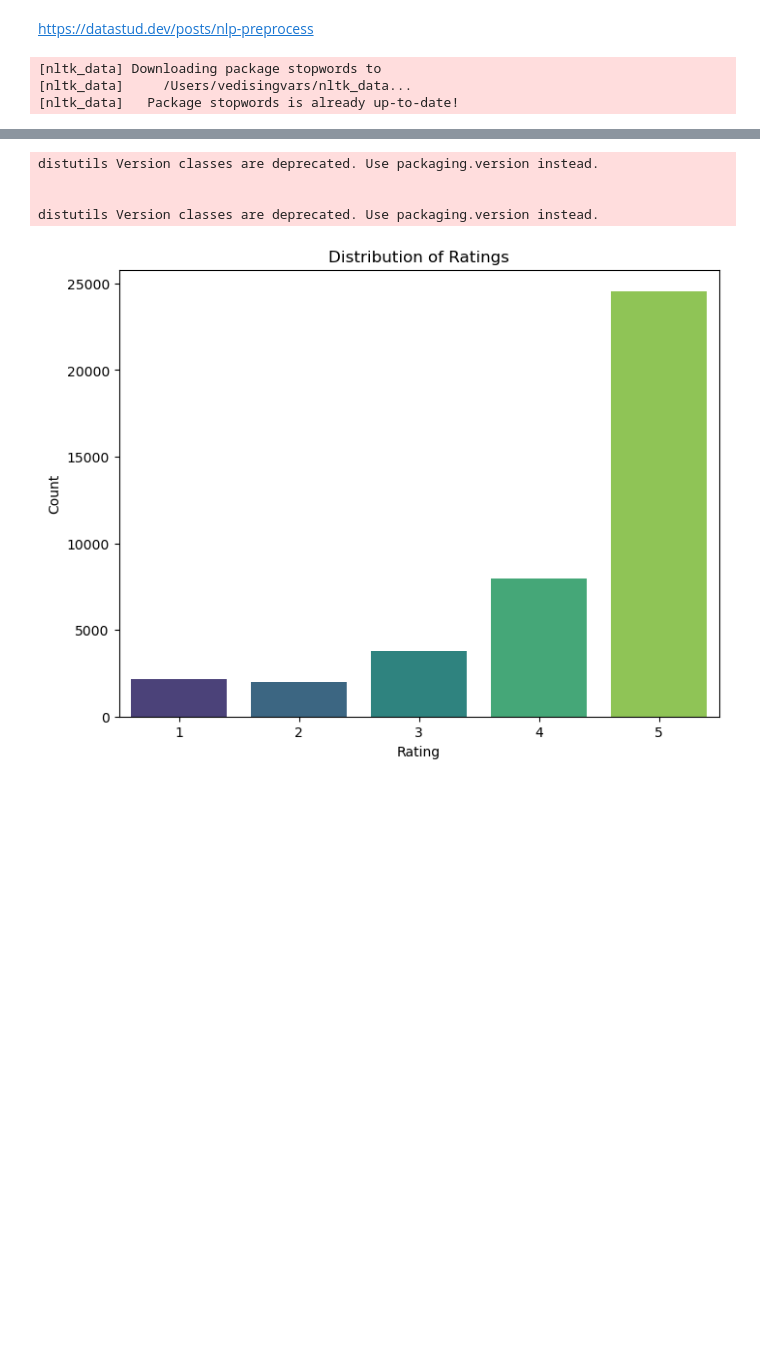
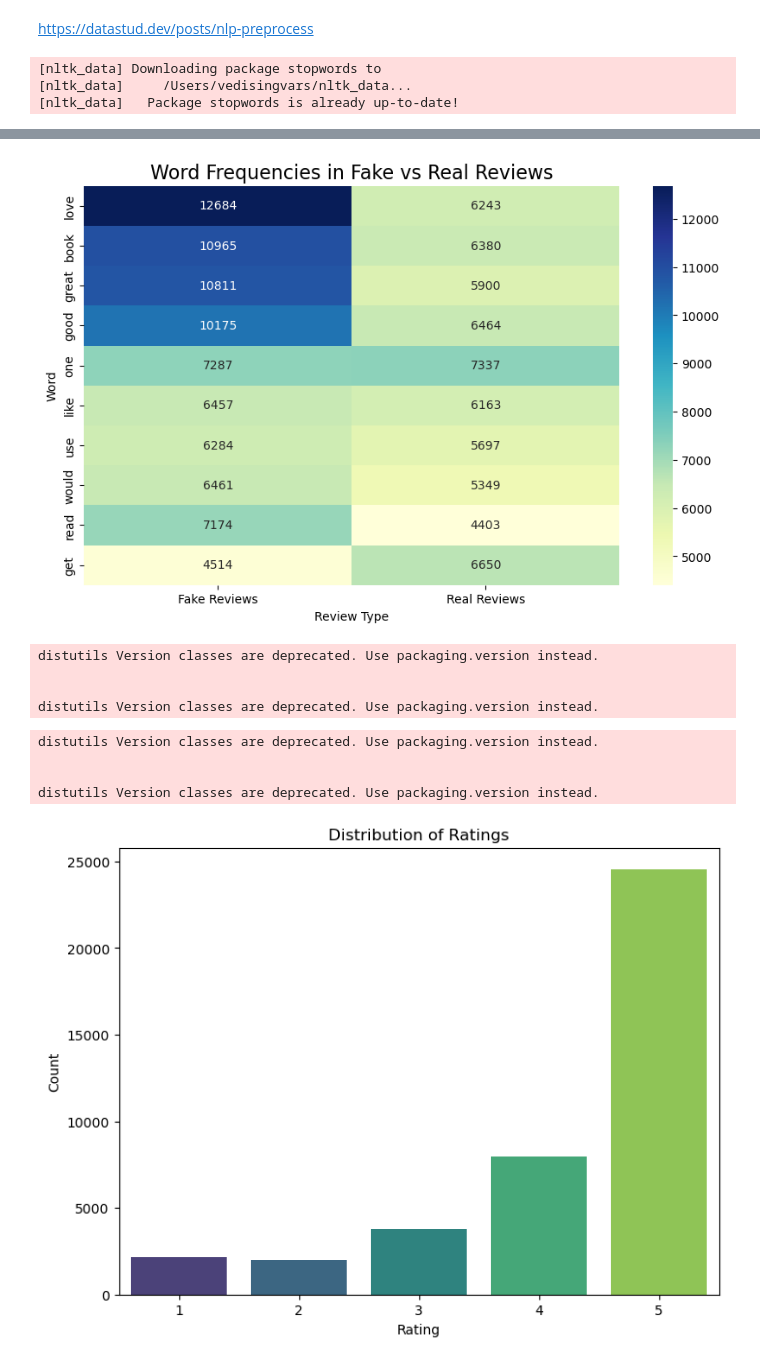
Before and after one commit to malfriduranna/02807_final_project, a Jupyter notebook: notebooks/vedis.ipynb, the cells around one changed output, grey strips where cells are left out. Cells and saved outputs as stored; diff of their text form; code cells hidden in the pictures; blank space fills up the shorter version.

```diff
--- a/notebooks/vedis.ipynb
+++ b/notebooks/vedis.ipynb
@@ -156,3 +160,67 @@ plt.show()
+# %%
+import seaborn as sns
+
+# Count word frequencies for fake and real reviews
+cg_word_counts = Counter(cg_text.split())
+or_word_counts = Counter(or_text.split())
+
+# Combine counts into a DataFrame
+words = list(set(cg_word_counts.keys()).union(or_word_counts.keys()))
+word_frequencies = pd.DataFrame({
+    "Word": words,
+    "Fake Reviews": [cg_word_counts.get(word, 0) for word in words],
+    "Real Reviews": [or_word_counts.get(word, 0) for word in words]
+}).set_index("Word")
+
+# Select top words based on total frequency
+top_words = word_frequencies.sum(axis=1).nlargest(10).index
+heatmap_data = word_frequencies.loc[top_words]
+
+# Plot heatmap
+plt.figure(figsize=(10, 6))
+sns.heatmap(heatmap_data, annot=True, fmt="d", cmap="YlGnBu")
+plt.title("Word Frequencies in Fake vs Real Reviews", fontsize=16)
+plt.xlabel("Review Type")
+plt.ylabel("Word")
+plt.show()
+# %% [output]
+[figure, added]
+# %%
+# Count word frequencies for real reviews
+or_word_counts = Counter(or_text.split())
+top_words = list(set(cg_word_counts.keys()).union(or_word_counts.keys()))
+
+# Create a DataFrame for comparison
+comparison_df = pd.DataFrame({
+    "Word": top_words,
+    "Fake Reviews": [cg_word_counts.get(word, 0) for word in top_words],
+    "Real Reviews": [or_word_counts.get(word, 0) for word in top_words]
+})
+
+# Get the top 20 words by total frequency
+comparison_df["Total"] = comparison_df["Fake Reviews"] + comparison_df["Real Reviews"]
+top_comparison = comparison_df.nlargest(20, "Total")
+
+# Melt DataFrame for Plotly Express
+melted_df = top_comparison.melt(id_vars=["Word"], value_vars=["Fake Reviews", "Real Reviews"], var_name="Review Type", value_name="Frequency")
+
+# Create side-by-side bar chart
+fig = px.bar(
+    melted_df,
+    x="Word",
+    y="Frequency",
+    color="Review Type",
+    barmode="group",
+    title="Top Words: Fake vs Real Reviews",
+    labels={"Word": "Word", "Frequency": "Frequency", "Review Type": "Type"}
+)
+fig.update_layout(title_font_size=18, xaxis_tickangle=45)
+fig.show()
+# %% [output]
+distutils Version classes are deprecated. Use packaging.version instead.
+
+
+distutils Version classes are deprecated. Use packaging.version instead.
 # %%
 label_counts = df['label'].value_counts(normalize=True).reset_index()
 label_counts.columns = ['label', 'proportion']
```
Also changed, not shown: parts of 14 cells of this notebook, 1 other file.
